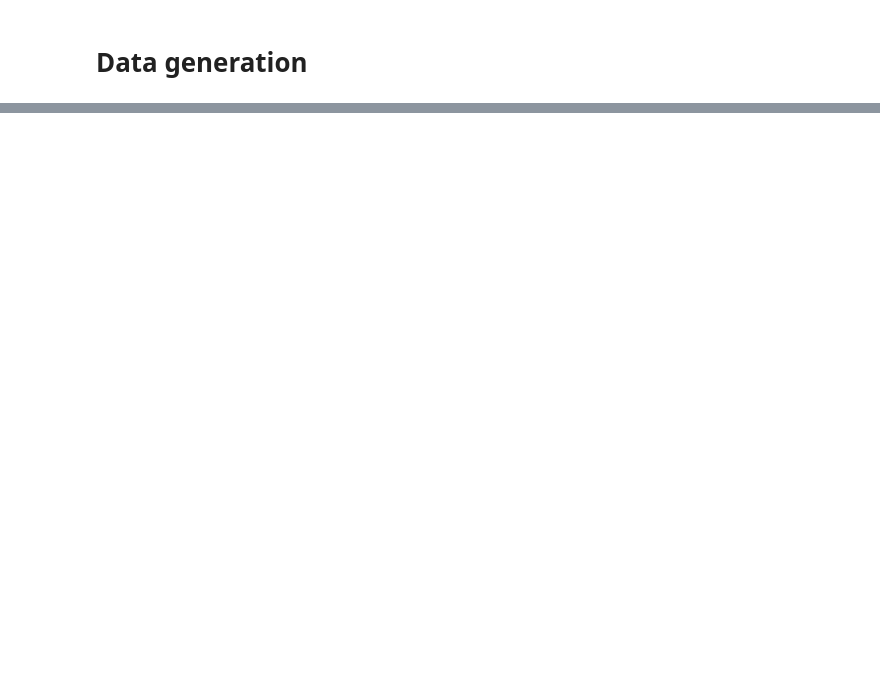
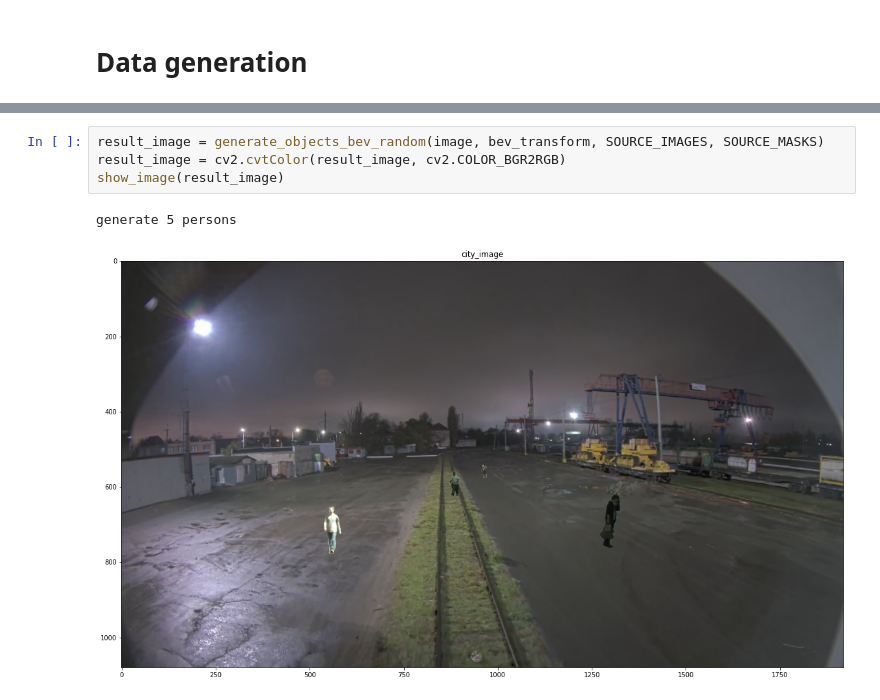
Before and after one commit to RocketFlash/CAP_augmentation, a Jupyter notebook: parse_cityscapes.ipynb, the cells around one changed output, grey strips where cells are left out. Saved outputs shown, nothing was run; the diff lists cells and outputs as text; blank space fills up the shorter version.

```diff
--- a/parse_cityscapes.ipynb
+++ b/parse_cityscapes.ipynb
@@ -51,0 +180,7 @@ pp = pprint.PrettyPrinter(indent=2)
+# %%
+result_image = generate_objects_bev_random(image, bev_transform, SOURCE_IMAGES, SOURCE_MASKS)
+result_image = cv2.cvtColor(result_image, cv2.COLOR_BGR2RGB)
+show_image(result_image)
+# %% [output]
+generate 5 persons
+[figure, added]
```
Also changed, not shown: parts of 15 cells of this notebook, 2 other files.
